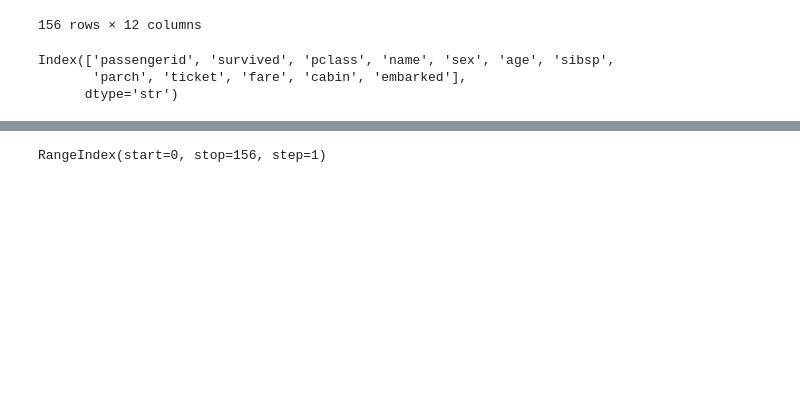
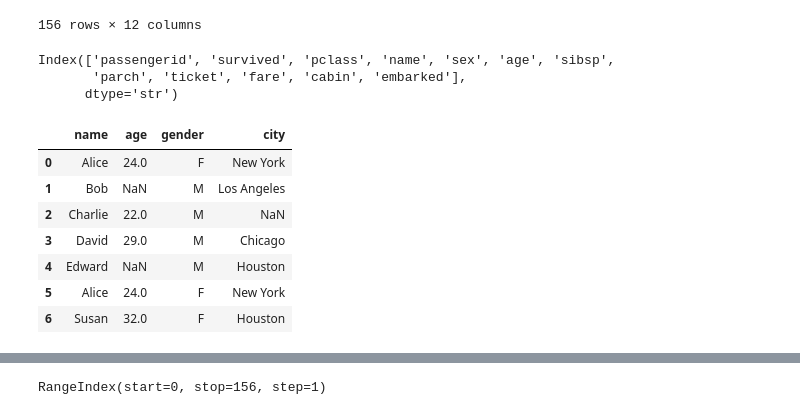
Before and after one commit to hsy21/jupyterdata, a Jupyter notebook: aiservice26/AI기반데이터분석_04_판다스_데이터처리_실습.ipynb, the cells around one changed output, grey strips where cells are left out. Cells and saved outputs as stored; diff of their text form; code cells hidden in the pictures; blank space fills up the shorter version.

```diff
--- a/aiservice26/AI기반데이터분석_04_판다스_데이터처리_실습.ipynb
+++ b/aiservice26/AI기반데이터분석_04_판다스_데이터처리_실습.ipynb
@@ -324,14 +324,27 @@ titanic_df2
 | 154 | 155 | 0 | 3 | Olsen, Mr. Ole Martin | male | NaN | 0 | 0 | Fa 265302 | 7.3125 | ... |
 | 155 | 156 | 0 | 1 | Williams, Mr. Charles Duane | male | 51.0 | 0 | 1 | PC 17597 | 61.3792 | ... |
 156 rows × 12 columns
+# %%
+# 열 이름 변경하기 : 모두 소문자로 변경
+titanic_df2.rename(columns=str.lower, inplace=True)
+titanic_df2.columns
+# %% [output]
+Index(['passengerid', 'survived', 'pclass', 'name', 'sex', 'age', 'sibsp',
+       'parch', 'ticket', 'fare', 'cabin', 'embarked'],
+      dtype='str')
 # %%
 # 열 이름 변경하기 : 모두 소문자로 변경
 new_cols = []
 for col in sample_df.columns:
     new_cols.append(col.lower())
-sample_df.columns = new_cols
+sample_df.columns = [col.lower() for col in sample_df.columns]
 sample_df
 # %% [output]
-Index(['passengerid', 'survived', 'pclass', 'name', 'sex', 'age', 'sibsp',
-       'parch', 'ticket', 'fare', 'cabin', 'embarked'],
-      dtype='str')
+|  | name | age | gender | city |
+| 0 | Alice | 24.0 | F | New York |
+| 1 | Bob | NaN | M | Los Angeles |
+| 2 | Charlie | 22.0 | M | NaN |
+| 3 | David | 29.0 | M | Chicago |
+| 4 | Edward | NaN | M | Houston |
+| 5 | Alice | 24.0 | F | New York |
+| 6 | Susan | 32.0 | F | Houston |
```
Also changed, not shown: parts of 18 cells of this notebook.
